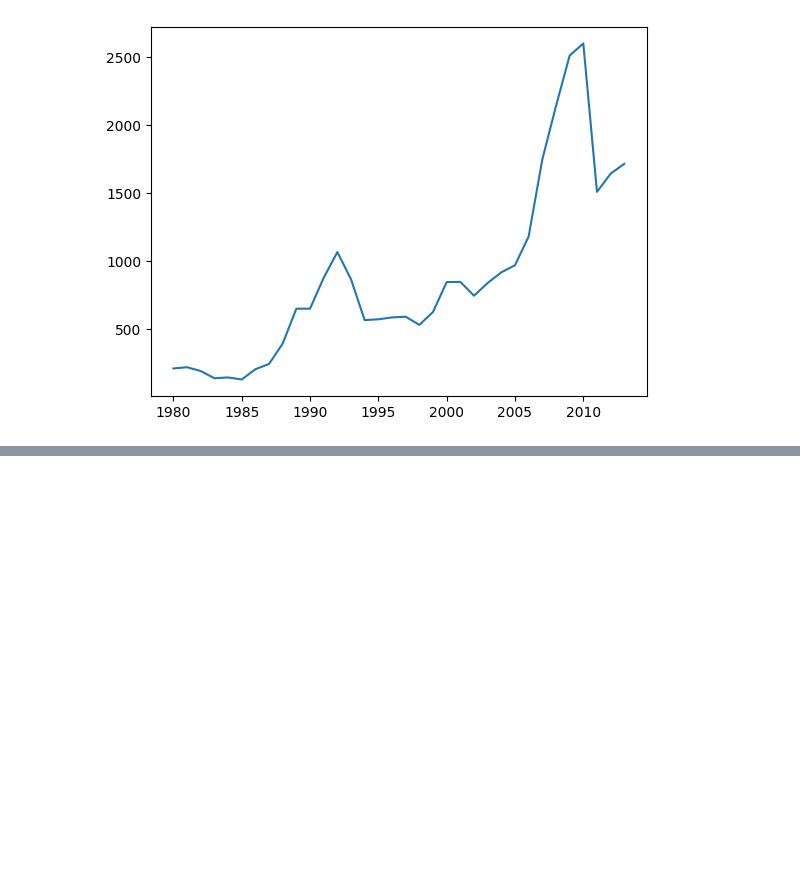
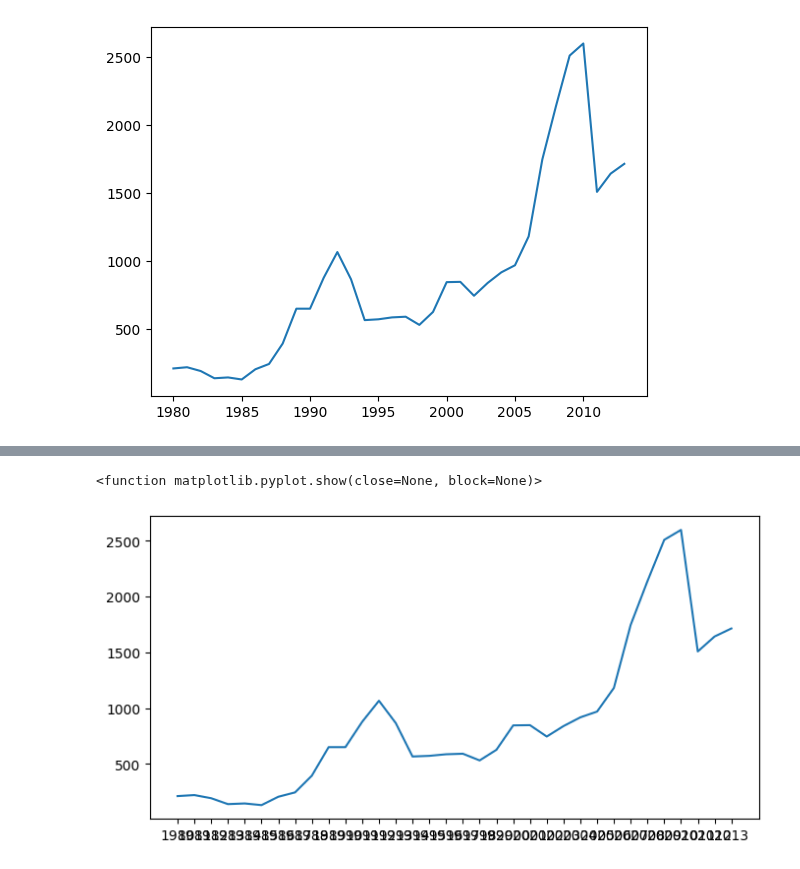
Before and after one commit to annaklaracss/data_science-, a Jupyter notebook: Data_Visualization_criando_gráficos_com_bibliotecas_Python.ipynb, the cells around one changed output, grey strips where cells are left out. Cells and saved outputs as stored; diff of their text form; code cells hidden in the pictures; blank space fills up the shorter version.

```diff
--- a/Data_Visualization_criando_gráficos_com_bibliotecas_Python.ipynb
+++ b/Data_Visualization_criando_gráficos_com_bibliotecas_Python.ipynb
@@ -191,0 +192,7 @@ plt.show()
+# %%
+fig,ax = plt.subplots(figsize= (8,4) ) #fig permite que uma figura seja criada e ax cria o eixo da fogura
+ax.plot(dados_brasil['ano'], dados_brasil['imigrantes'])
+plt.show
+# %% [output]
+<function matplotlib.pyplot.show(close=None, block=None)>
+[figure, added]
```
Also changed, not shown: parts of 4 cells of this notebook.
